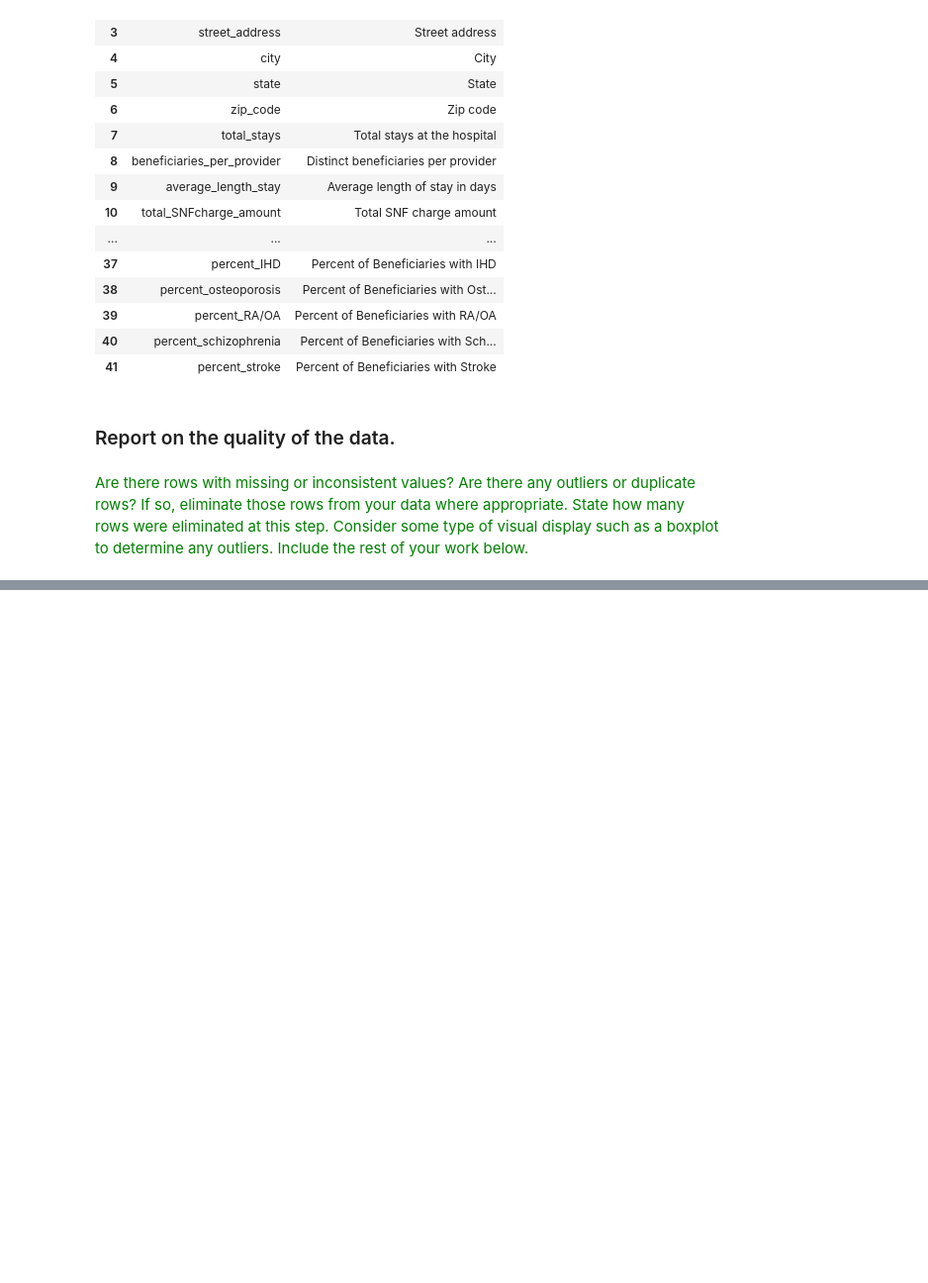
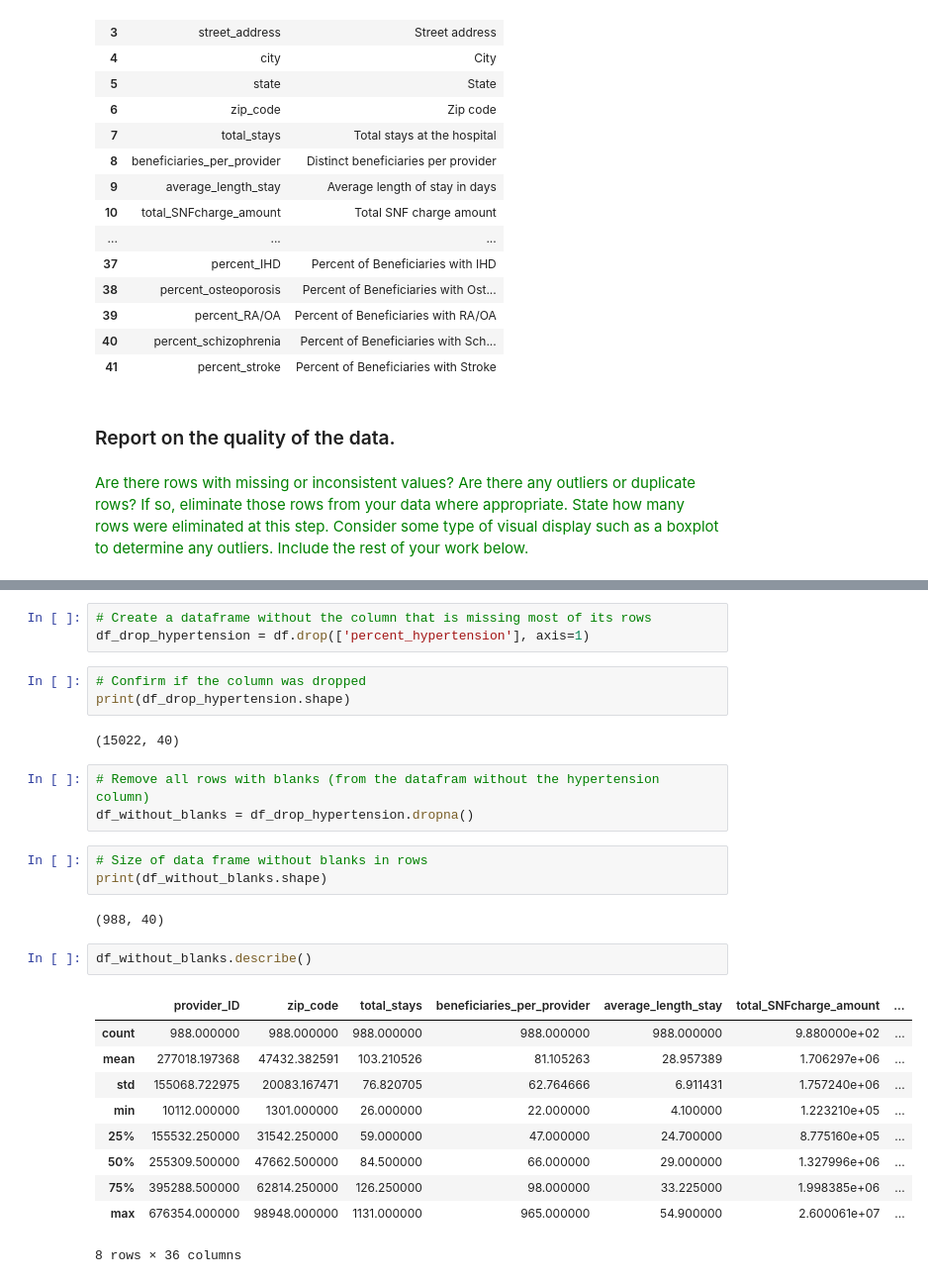
Before and after one commit to ashley-wenger/MSDS430_fall2019, a Jupyter notebook: Milestone_1_Medicare_Facilities_v1.ipynb, the cells around one changed output, grey strips where cells are left out. Shown: that part at 99% size. Drawn from its saved outputs; the diff is of its cells as text; blank space fills up the shorter version.

```diff
--- a/Milestone_1_Medicare_Facilities_v1.ipynb
+++ b/Milestone_1_Medicare_Facilities_v1.ipynb
@@ -221,0 +170,29 @@ for col in numeric_cols:
+# %%
+# Create a dataframe without the column that is missing most of its rows
+df_drop_hypertension = df.drop(['percent_hypertension'], axis=1)
+# %%
+# Confirm if the column was dropped
+print(df_drop_hypertension.shape)
+# %% [output]
+(15022, 40)
+# %%
+# Remove all rows with blanks (from the datafram without the hypertension column)
+df_without_blanks = df_drop_hypertension.dropna()
+# %%
+# Size of data frame without blanks in rows
+print(df_without_blanks.shape)
+# %% [output]
+(988, 40)
+# %%
+df_without_blanks.describe()
+# %% [output]
+|  | provider_ID | zip_code | total_stays | beneficiaries_per_provider | average_length_stay | total_SNFcharge_amount | ... |
+| count | 988.000000 | 988.000000 | 988.000000 | 988.000000 | 988.000000 | 9.880000e+02 | ... |
+| mean | 277018.197368 | 47432.382591 | 103.210526 | 81.105263 | 28.957389 | 1.706297e+06 | ... |
+| std | 155068.722975 | 20083.167471 | 76.820705 | 62.764666 | 6.911431 | 1.757240e+06 | ... |
+| min | 10112.000000 | 1301.000000 | 26.000000 | 22.000000 | 4.100000 | 1.223210e+05 | ... |
+| 25% | 155532.250000 | 31542.250000 | 59.000000 | 47.000000 | 24.700000 | 8.775160e+05 | ... |
+| 50% | 255309.500000 | 47662.500000 | 84.500000 | 66.000000 | 29.000000 | 1.327996e+06 | ... |
+| 75% | 395288.500000 | 62814.250000 | 126.250000 | 98.000000 | 33.225000 | 1.998385e+06 | ... |
+| max | 676354.000000 | 98948.000000 | 1131.000000 | 965.000000 | 54.900000 | 2.600061e+07 | ... |
+8 rows × 36 columns
```
Also changed, not shown: parts of 22 cells of this notebook.
